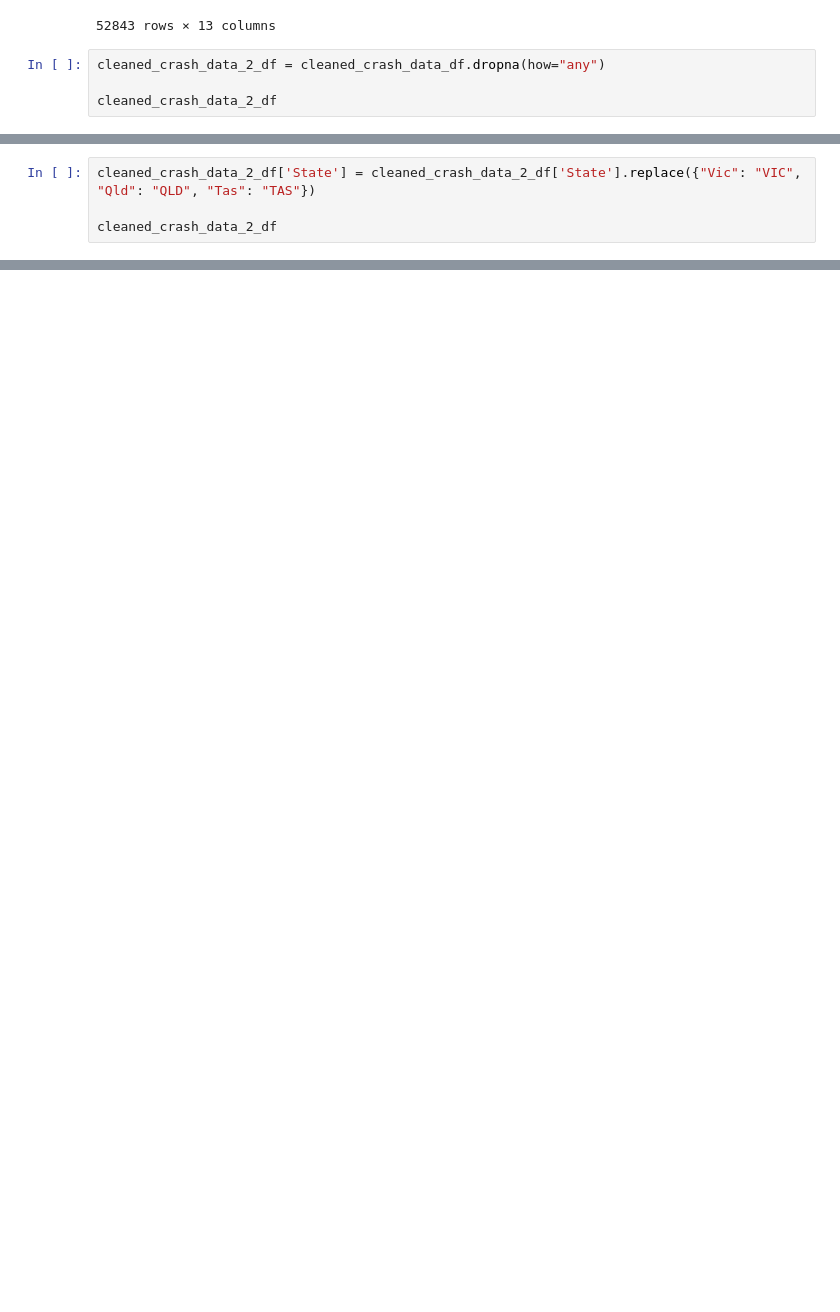
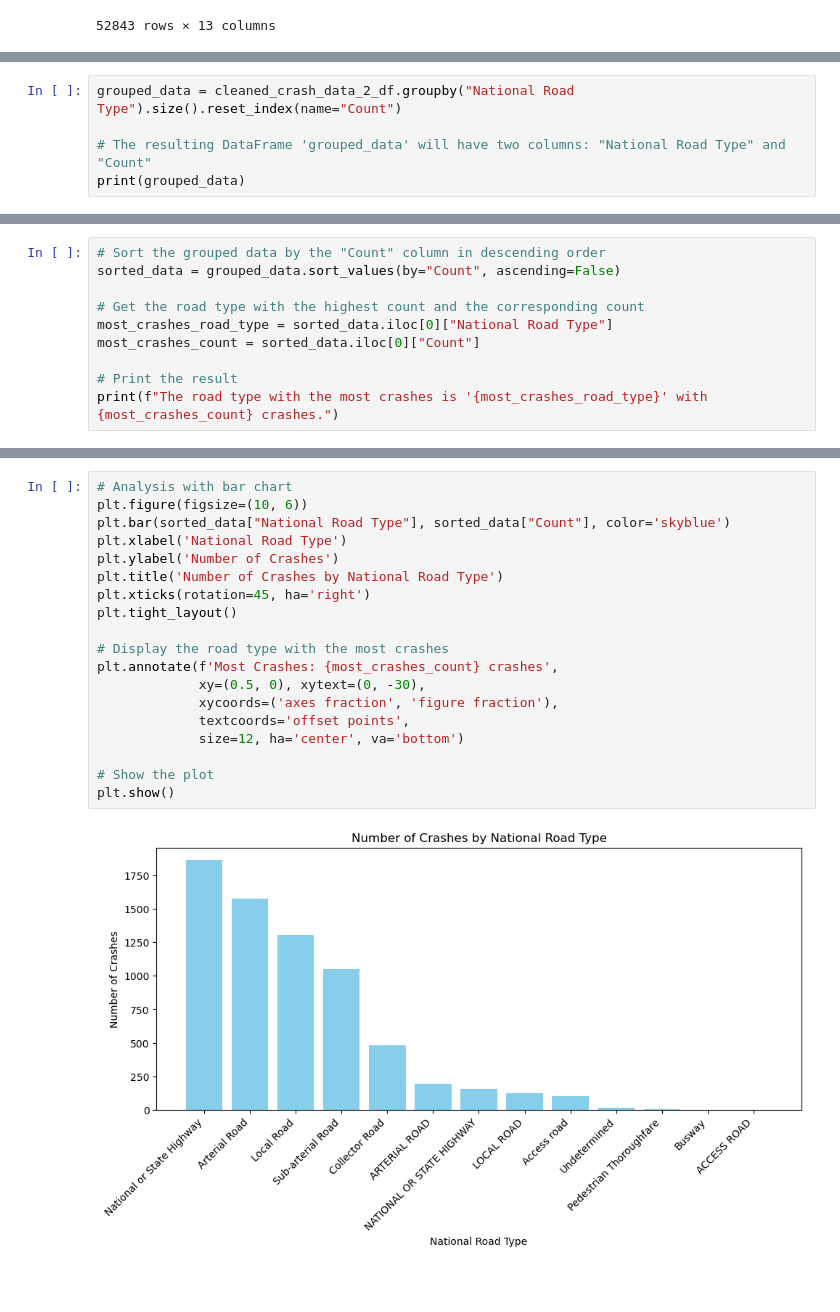
Before and after one commit to Kapedes/project-1-group-2, a Jupyter notebook: Project_2.ipynb, the cells around one changed output, grey strips where cells are left out. Cells and saved outputs as stored; diff of their text form; blank space fills up the shorter version.

Commit message:
What Road Type has most crashes? Chart display

```diff
--- a/Project_2.ipynb
+++ b/Project_2.ipynb
@@ -100,7 +100,3 @@ cleaned_crash_data_2_df
 | 52841 | WA | 1 | 1989 | 6:00 | Monday | Weekday | Day | Passenger | Male | 17_to_25 | ... |
 | 52842 | Tas | 1 | 1989 | 12:40 | Tuesday | Weekday | Day | Passenger | Female | 40_to_64 | ... |
 52843 rows × 13 columns
-# %%
-cleaned_crash_data_2_df = cleaned_crash_data_df.dropna(how="any")
-
-cleaned_crash_data_2_df
@@ -121,4 +102,0 @@ cleaned_crash_data_2_df
-# %%
-cleaned_crash_data_2_df['State'] = cleaned_crash_data_2_df['State'].replace({"Vic": "VIC", "Qld": "QLD", "Tas": "TAS"})
-
-cleaned_crash_data_2_df
@@ -178,0 +103,5 @@ The day of the week with the most crashes is Saturday with 9674 crashes.
+# %%
+grouped_data = cleaned_crash_data_2_df.groupby("National Road Type").size().reset_index(name="Count")
+
+# The resulting DataFrame 'grouped_data' will have two columns: "National Road Type" and "Count"
+print(grouped_data)
@@ -178,0 +123,10 @@ The day of the week with the most crashes is Saturday with 9674 crashes.
+# %%
+# Sort the grouped data by the "Count" column in descending order
+sorted_data = grouped_data.sort_values(by="Count", ascending=False)
+
+# Get the road type with the highest count and the corresponding count
+most_crashes_road_type = sorted_data.iloc[0]["National Road Type"]
+most_crashes_count = sorted_data.iloc[0]["Count"]
+
+# Print the result
+print(f"The road type with the most crashes is '{most_crashes_road_type}' with {most_crashes_count} crashes.")
@@ -178,0 +135,21 @@ The day of the week with the most crashes is Saturday with 9674 crashes.
+# %%
+# Analysis with bar chart
+plt.figure(figsize=(10, 6))
+plt.bar(sorted_data["National Road Type"], sorted_data["Count"], color='skyblue')
+plt.xlabel('National Road Type')
+plt.ylabel('Number of Crashes')
+plt.title('Number of Crashes by National Road Type')
+plt.xticks(rotation=45, ha='right')
+plt.tight_layout()
+
+# Display the road type with the most crashes
+plt.annotate(f'Most Crashes: {most_crashes_count} crashes',
+             xy=(0.5, 0), xytext=(0, -30),
+             xycoords=('axes fraction', 'figure fraction'),
+             textcoords='offset points',
+             size=12, ha='center', va='bottom')
+
+# Show the plot
+plt.show()
+# %% [output]
+[figure, added]
```
Also changed, not shown: parts of 6 cells of this notebook, 1 other file.
